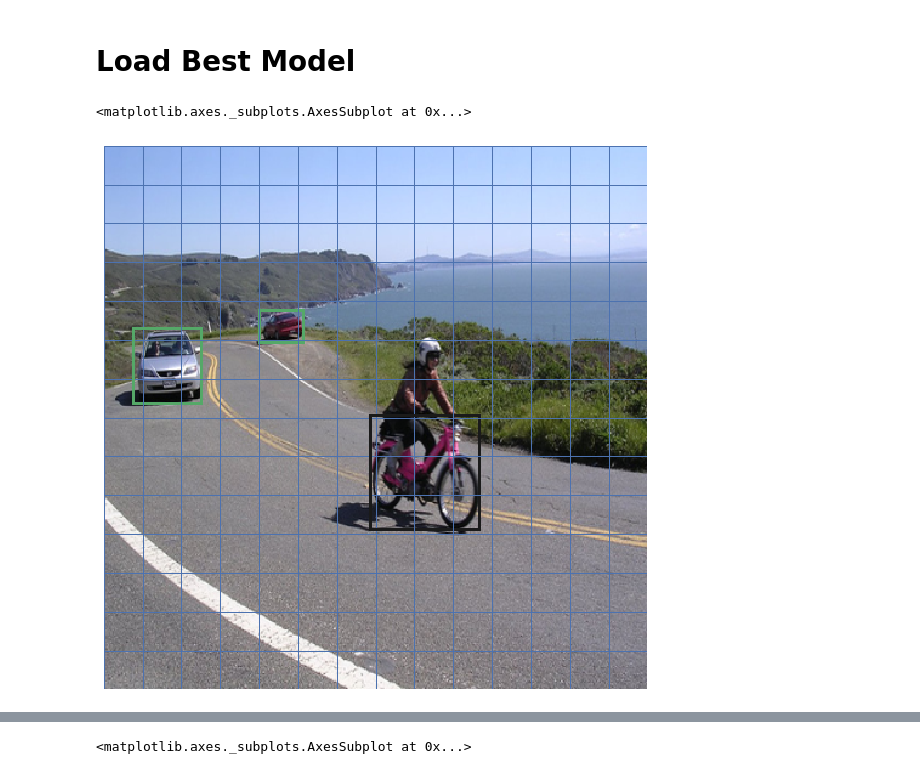
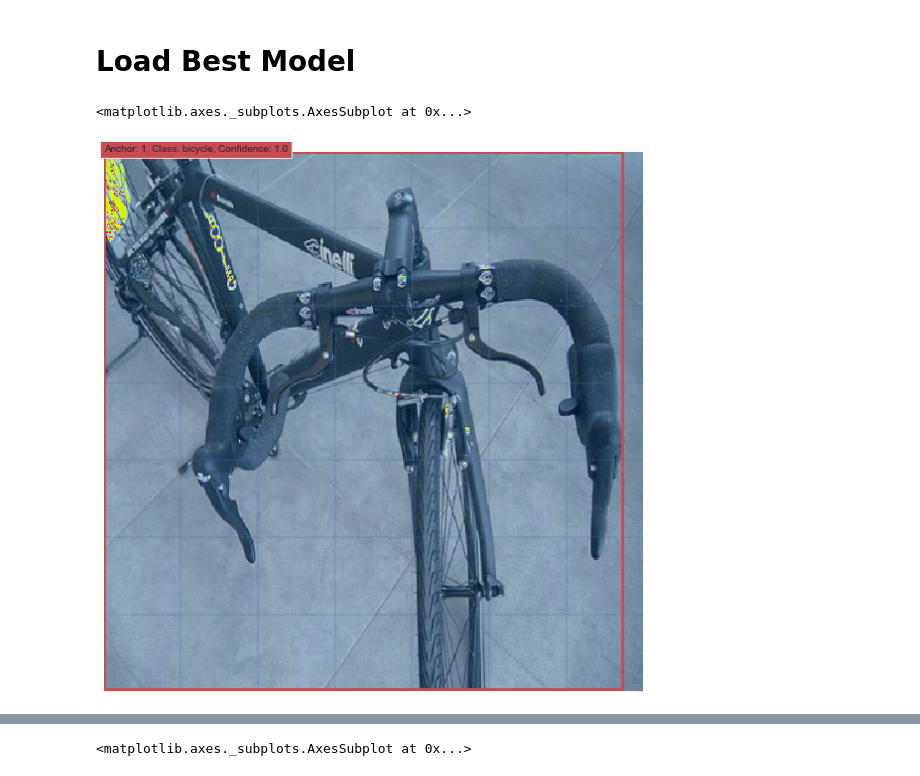
Before and after one commit to Fernandohf/Graphic-Traffic, a Jupyter notebook: train_results.ipynb, the cells around one changed output, grey strips where cells are left out. Saved outputs shown, nothing was run; the diff lists cells and outputs as text; code cells hidden in the pictures.

```diff
--- a/train_results.ipynb
+++ b/train_results.ipynb
@@ -37,8 +41,8 @@ model = loaded_results['model'].cuda()
 # %%
-img, target = next(test_dl.__iter__())
+img, target = next(train_dl.__iter__())
 show_tensors_data(img[0], target[0])
 # %% [output]
 <matplotlib.axes._subplots.AxesSubplot at 0x...>
-[figure, old version]
+[figure, new version]
 # %%
 pred = model(img[0:1].cuda())
```
Also changed, not shown: parts of 5 cells of this notebook, 4 other files.
